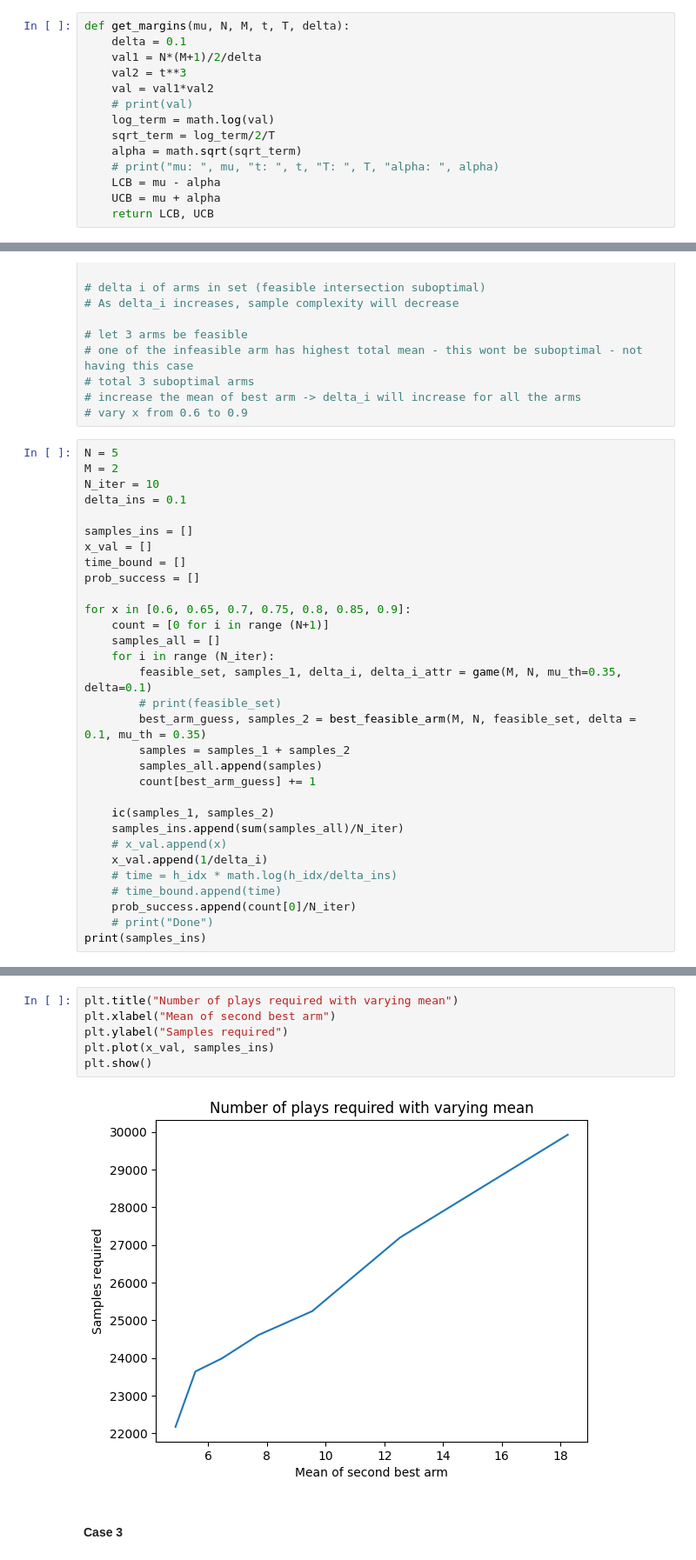
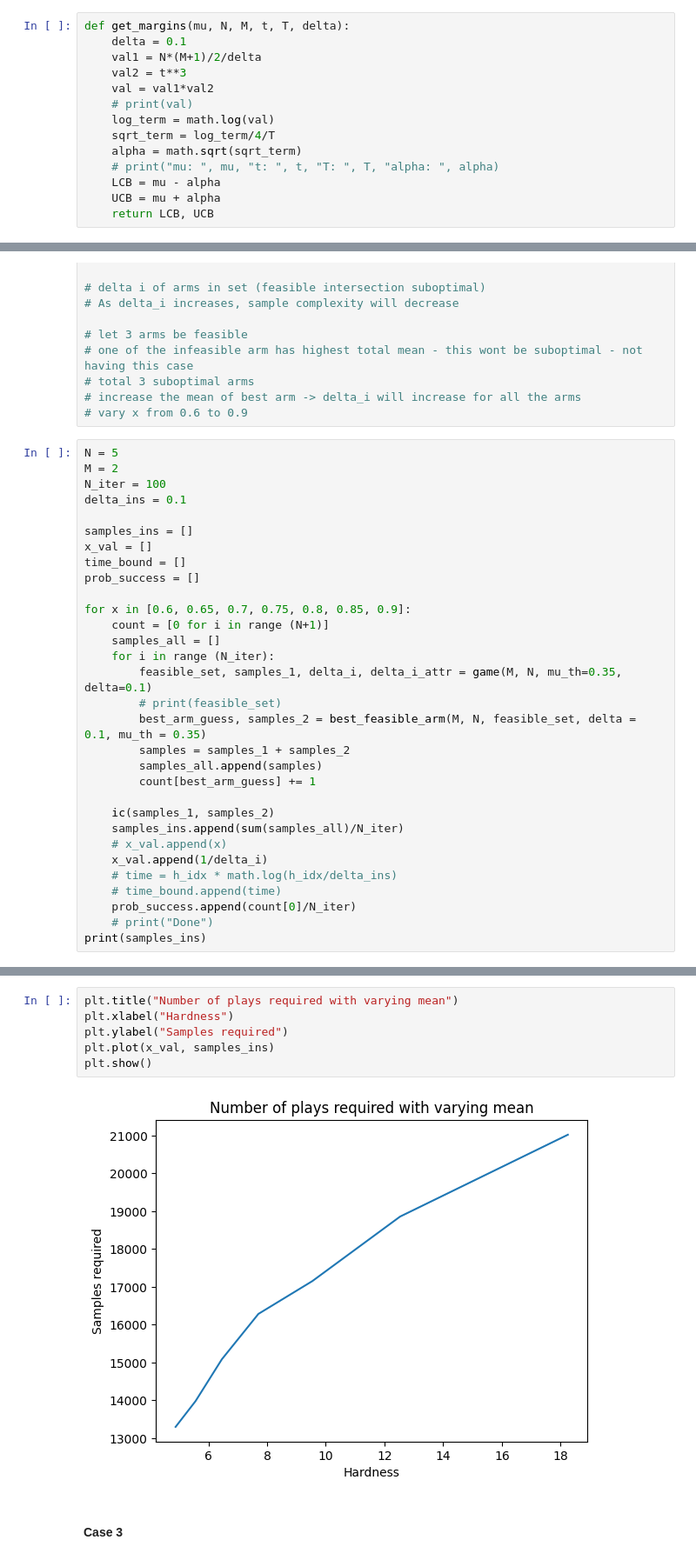
Before and after one commit to sakshiheda/BTP-Best-Arm-Identification, a Jupyter notebook: Feasibility_and_BAI/Modif_VALUCB_beta_Feas_then_BAI_attr.ipynb, the cells around one changed output, grey strips where cells are left out. Shown at 87% size. Saved outputs shown, nothing was run; the diff lists cells and outputs as text.

```diff
--- a/Feasibility_and_BAI/Modif_VALUCB_beta_Feas_then_BAI_attr.ipynb
+++ b/Feasibility_and_BAI/Modif_VALUCB_beta_Feas_then_BAI_attr.ipynb
@@ -15,7 +15,7 @@ def get_margins(mu, N, M, t, T, delta):
     val = val1*val2
     # print(val)
     log_term = math.log(val)
-    sqrt_term = log_term/2/T
+    sqrt_term = log_term/4/T
     alpha = math.sqrt(sqrt_term)
     # print("mu: ", mu, "t: ", t, "T: ", T, "alpha: ", alpha)
     LCB = mu - alpha
@@ -675,7 +687,7 @@ plt.show()
 # %%
 N = 5
 M = 2
-N_iter = 10
+N_iter = 100
 delta_ins = 0.1
 
 samples_ins = []
@@ -715,11 +733,11 @@ ic| samples_1: 18207, samples_2: 5771
 # %%
 plt.title("Number of plays required with varying mean")
-plt.xlabel("Mean of second best arm")
+plt.xlabel("Hardness")
 plt.ylabel("Samples required")
 plt.plot(x_val, samples_ins)
 plt.show()
 # %% [output]
-[figure, old version]
+[figure, new version]
 # %% [markdown]
 #### Case 3
 # %%
```
Also changed, not shown: parts of 20 cells of this notebook.
